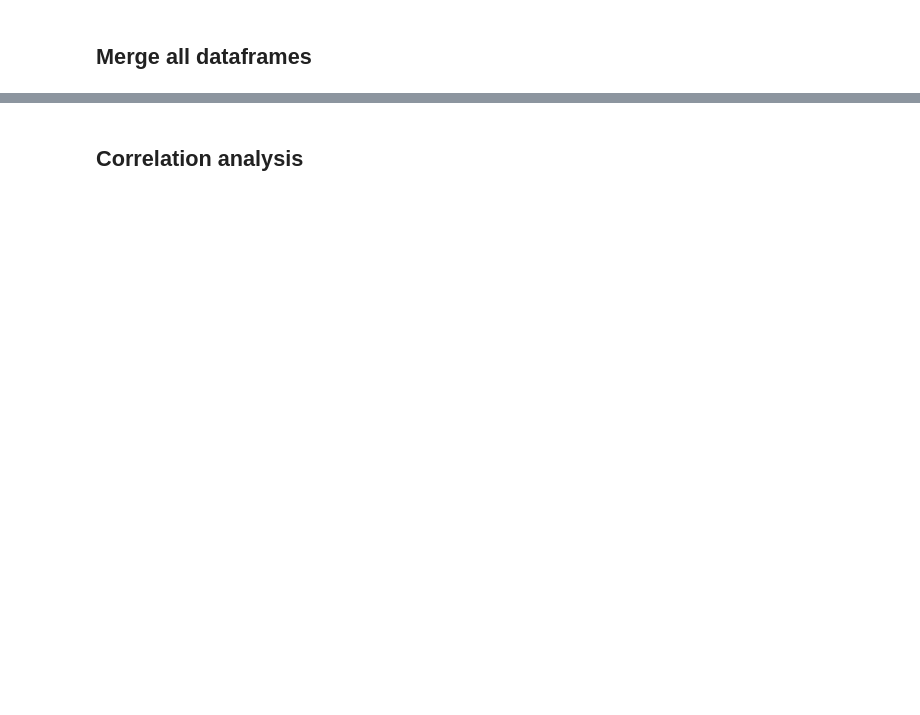
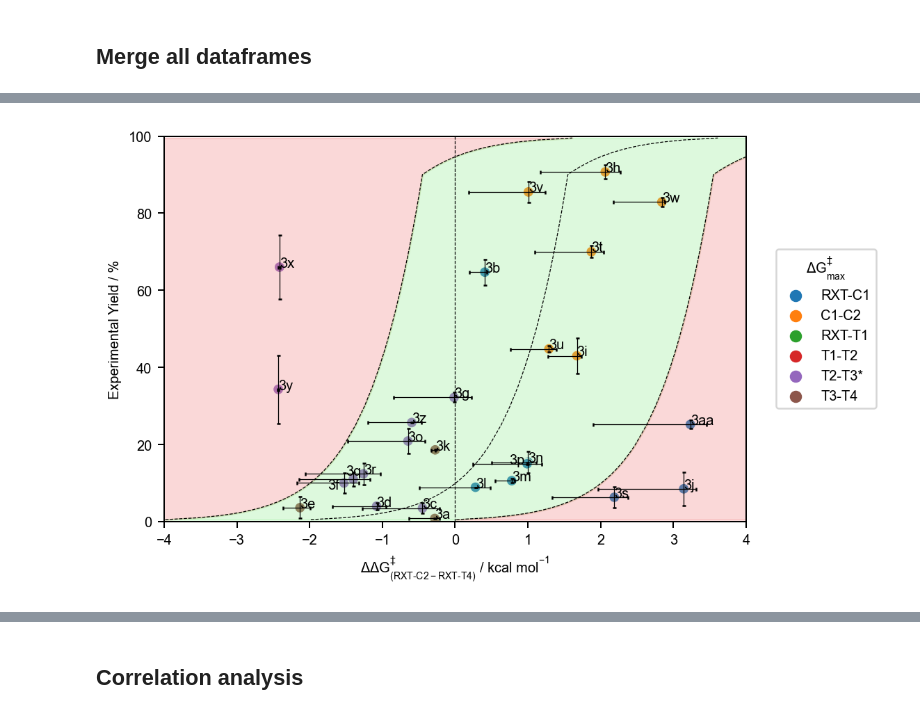
Before and after one commit to chertianser/pdcatpdb-code, a Jupyter notebook: microkinetic_simulations.ipynb, the cells around one changed output, grey strips where cells are left out. Cells and saved outputs as stored; diff of their text form; code cells hidden in the pictures; blank space fills up the shorter version.

```diff
--- a/microkinetic_simulations.ipynb
+++ b/microkinetic_simulations.ipynb
@@ -972,0 +869,60 @@ plt.savefig('compvsmaxtc.png', transparent=True, bbox_inches="tight")
+# %%
+fig, ax = plt.subplots(1,1, figsize=(6,4), dpi=180)
+hue_order = ['02-ts-rxt-c1', '04-ts-c1-c2', '12-ts-rxt-t1', '14-ts-t1-t2', '17-ts-t2-t3-corr_3.5', '20-ts-t3-t4']
+equiv = 3.5
+
+x = 'ideal_comp_ddgs_3.5'
+y = 'nice_exp_yield'
+g = sns.scatterplot(x=x, y=y, data=main_barrier_df, hue_order=hue_order, hue=f'max_overall_corr_{equiv}_name', palette='tab10', ax=ax)
+g6 = plt.errorbar(x=x, y=y,
+                    xerr=(main_barrier_df['ideal_comp_ddgs_3.5_minus'], main_barrier_df['ideal_comp_ddgs_3.5_plus']),
+                    yerr='nice_exp_error',
+                    data=main_barrier_df, fmt='none', ecolor='black', capsize=1, linewidth=0.5, label='_nolegend_')
+for _, row in main_barrier_df.iterrows():
+    if row['exp_name'] == '3p':
+        ax.text(row[x]*0.75, row[y]*1, row['exp_name'], fontsize=8,)
+    elif row['exp_name'] == '3q':
+        ax.text(row[x]*1, row[y]*1.1, row['exp_name'], fontsize=8, ha='center')
+    elif row['exp_name'] == '3f':
+        ax.text(row[x]*1.15, row[y]*0.85, row['exp_name'], fontsize=8,)
+    else:
+        ax.text(row[x]*1.0001, row[y]*1.001, row['exp_name'], fontsize=8,)
+
+
+ax.set_xlabel('$\Delta\Delta$G$^{\u2021}_{(RXT\u2010C2-RXT\u2010T4)}$ / kcal mol$^{-1}$')
+ax.set_ylabel('Experimental Yield / %')
+ax.axvline(0, linestyle='--', color='black', linewidth=0.5)
+ax.set_xlim([-5, 5])
+ax.set_ylim([0, 100])
+handles, labels = plt.gca().get_legend_handles_labels()
+
+ddg_df['corrected_ddG_plus_2'] = ddg_df['corrected_ddG'] + 2
+ddg_df['corrected_ddG_minus_2'] = ddg_df['corrected_ddG'] - 2
+
+g = sns.lineplot(x='corrected_ddG', y='nice_yield', data=ddg_df[ddg_df['equivalents']==equiv], c='black', ax=ax, linewidth=0.5, linestyle='--')
+g = sns.lineplot(x='corrected_ddG_plus_2', y='nice_yield', data=ddg_df[ddg_df['equivalents']==equiv], c='black', ax=ax, linewidth=0.5, linestyle='--')
+g = sns.lineplot(x='corrected_ddG_minus_2', y='nice_yield', data=ddg_df[ddg_df['equivalents']==equiv], c='black', ax=ax, linewidth=0.5, linestyle='--')
+
+x5 = ddg_df[ddg_df['equivalents']==equiv]['corrected_ddG_plus_2'].values
+x1 = ddg_df[ddg_df['equivalents']==equiv]['corrected_ddG_minus_2'].values
+y = ddg_df[ddg_df['equivalents']==equiv]['nice_yield'].values
+plt.fill_betweenx(y=y, x1=-5, x2=x1, color='lightcoral', alpha=0.3)
+plt.fill_betweenx(y=y, x1=x1, x2=x5, color='lightgreen', alpha=0.3)
+plt.fill_betweenx(y=y, x1=x5, x2=5, color='lightcoral', alpha=0.3)
+
+
+handles, labels = plt.gca().get_legend_handles_labels()
+order = [0,1,2,3,4,5]
+text_list = plt.legend([handles[idx] for idx in order],[labels[idx] for idx in order], bbox_to_anchor=(1.04,0.5), loc="center left", title="$\Delta$G$^{\u2021}_{max}$").get_texts()
+text_list[0].set_text('RXT-C1')
+text_list[1].set_text('C1-C2')
+text_list[2].set_text('RXT-T1')
+text_list[3].set_text('T1-T2')
+text_list[4].set_text('T2-T3*')
+text_list[5].set_text('T3-T4')
+
+ax.set_xlim([-4, 4])
+
+plt.savefig('figures/figure8.png', transparent=True, bbox_inches="tight")
+# %% [output]
+[figure, added]
```
Also changed, not shown: parts of 45 cells of this notebook, 6 other files.
